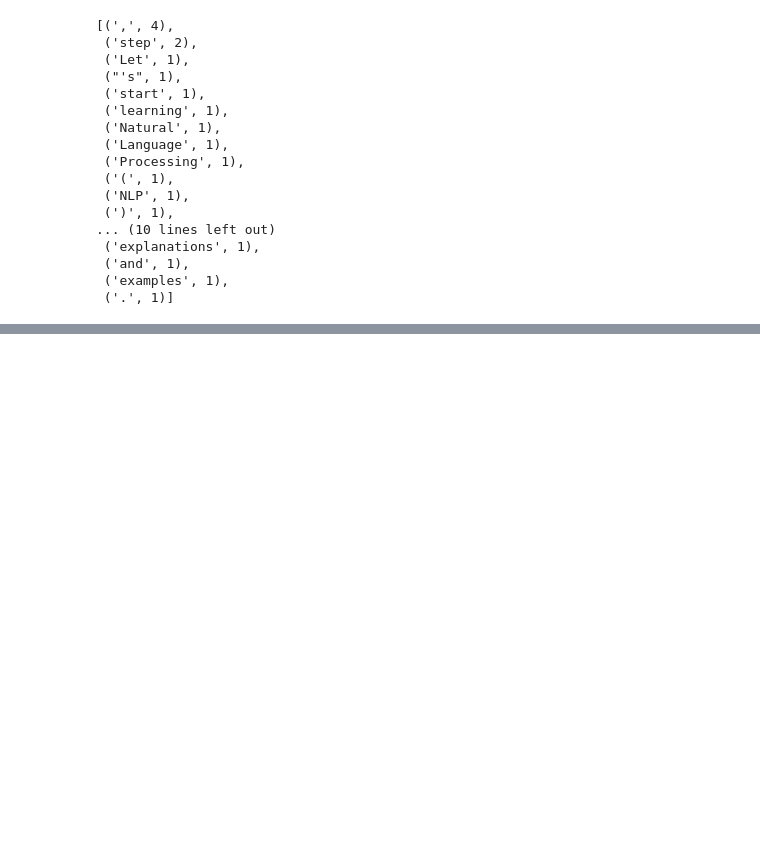
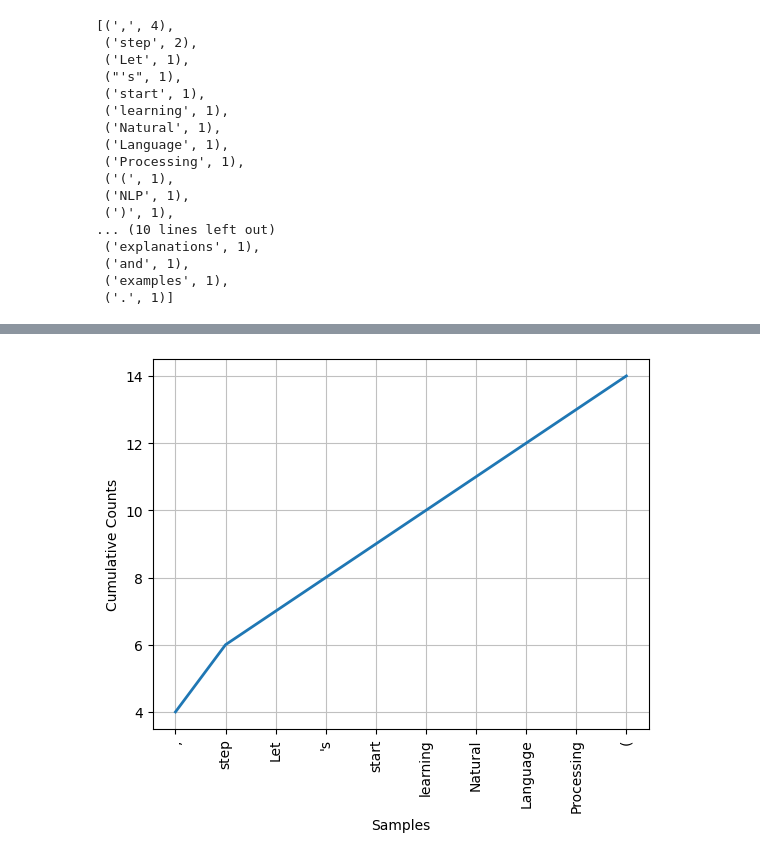
Before and after one commit to raaakibul/ML-course, a Jupyter notebook: NLP/normalization.ipynb, the cells around one changed output, grey strips where cells are left out. Drawn from its saved outputs; the diff is of its cells as text; code cells hidden in the pictures; blank space fills up the shorter version.

```diff
--- a/NLP/normalization.ipynb
+++ b/NLP/normalization.ipynb
@@ -59,0 +72,5 @@ fdist.most_common()
+# %%
+fdist.plot(10, cumulative=True)
+plt.show()
+# %% [output]
+[figure, added]
```
Also changed, not shown: parts of 4 cells of this notebook, 1 other file.
